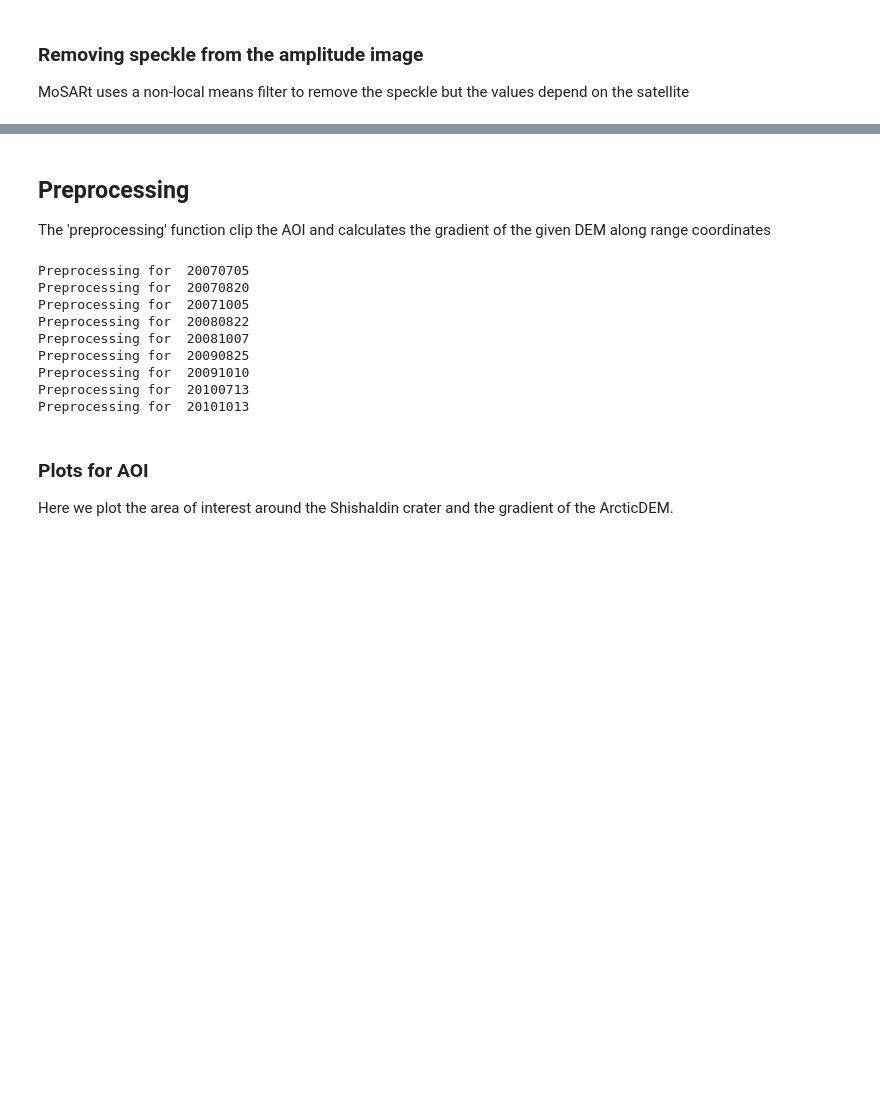
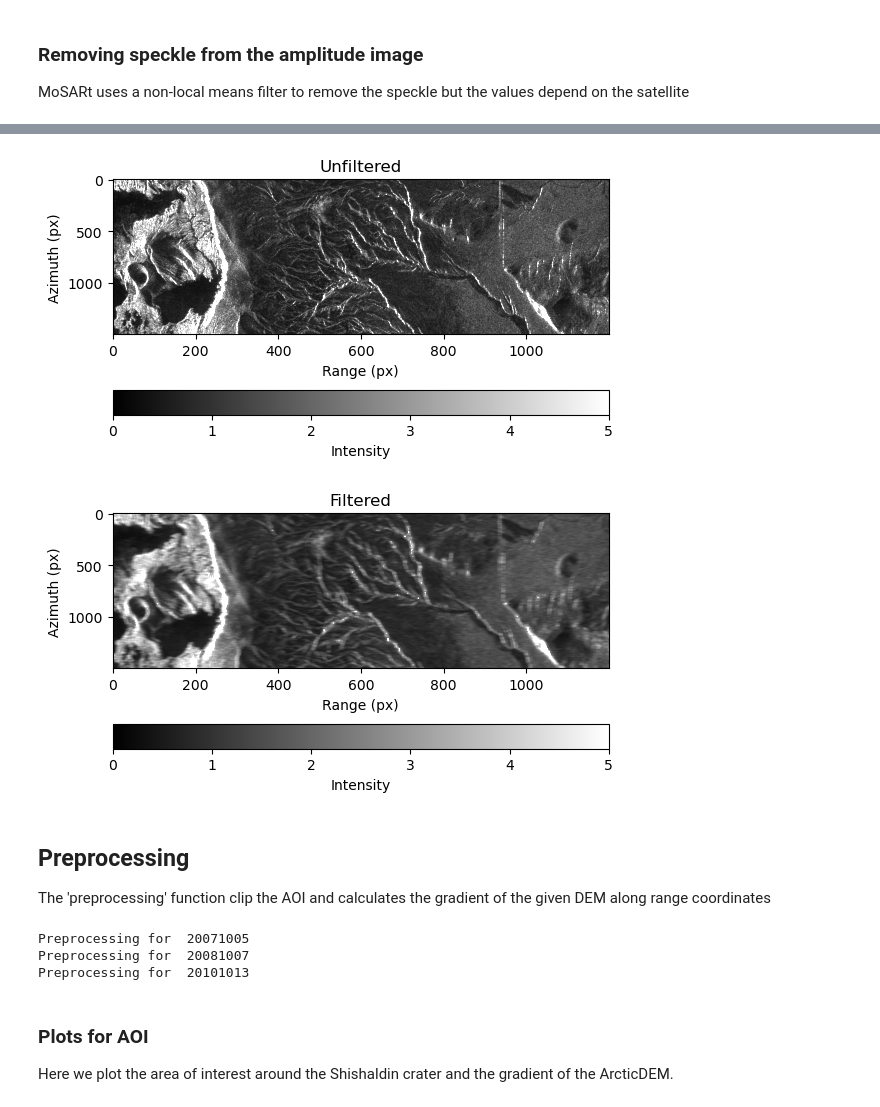
Before and after one commit to mfangaritav/MOSART, a Jupyter notebook: Process_ALOS.ipynb, the cells around one changed output, grey strips where cells are left out. Cells and saved outputs as stored; diff of their text form; code cells hidden in the pictures; blank space fills up the shorter version.

```diff
--- a/Process_ALOS.ipynb
+++ b/Process_ALOS.ipynb
@@ -87,23 +189,28 @@ from skimage.restoration import denoise_nl_means
 amps_clip=amps[ys[0]:ys[1],xs[0]:xs[1]]
 
 sigma_amp=5
-patch_kw = dict(patch_size=2,      # 5x5 patches
-                patch_distance=2,  # 13x13 search area
+patch_kw = dict(patch_size=5,      # 5x5 patches
+                patch_distance=5,  # 13x13 search area
                 )
 famps=denoise_nl_means(amps_clip, h=0.6 * sigma_amp, sigma=sigma_amp, fast_mode=True, **patch_kw)
 
 plt.figure()
 plt.title('Unfiltered')
-plt.imshow(amps_clip,cmap='gray',vmin=0,vmax=50)
+plt.imshow(amps_clip,cmap='gray',vmin=0,vmax=5)
 plt.colorbar(label='Intensity',orientation='horizontal')
 plt.xlabel('Range (px)')
 plt.ylabel('Azimuth (px)')
+ax = plt.gca()
+ax.set_aspect(0.25)
 
 plt.figure()
 plt.title('Filtered')
-plt.imshow(famps,cmap='gray',vmin=0,vmax=50)
+plt.imshow(famps,cmap='gray',vmin=0,vmax=5)
 plt.colorbar(label='Intensity',orientation='horizontal')
 plt.xlabel('Range (px)')
 plt.ylabel('Azimuth (px)')
+ax = plt.gca()
+ax.set_aspect(0.25)
+
 plt.show()
 # %% [output]
@@ -114,19 +217,15 @@ plt.show()
+[figure, added]
+[figure, added]
 # %% [markdown]
 ## Preprocessing
 
 The 'preprocessing' function clip the AOI and calculates the gradient of the given DEM along range coordinates
 # %%
 #Creating new h5file clipping the AOI and calculating DEM gradient
-sfs.preprocessing(xs=xs,ys=ys,projections=cor_stack,path='A',sigma_amp=sigma_amp,gaussian=True,patch_kw=patch_kw)
+sfs.preprocessing(xs=xs,ys=ys,projections=cor_stack,output=pre_stack,sigma_amp=sigma_amp,gaussian=True,patch_kw=patch_kw)
 # %% [output]
-Preprocessing for  20070705
-Preprocessing for  20070820
 Preprocessing for  20071005
-Preprocessing for  20080822
 Preprocessing for  20081007
-Preprocessing for  20090825
-Preprocessing for  20091010
-Preprocessing for  20100713
 Preprocessing for  20101013
 # %% [markdown]
 ### Plots for AOI
```
Also changed, not shown: parts of 13 cells of this notebook, 1 other file.
